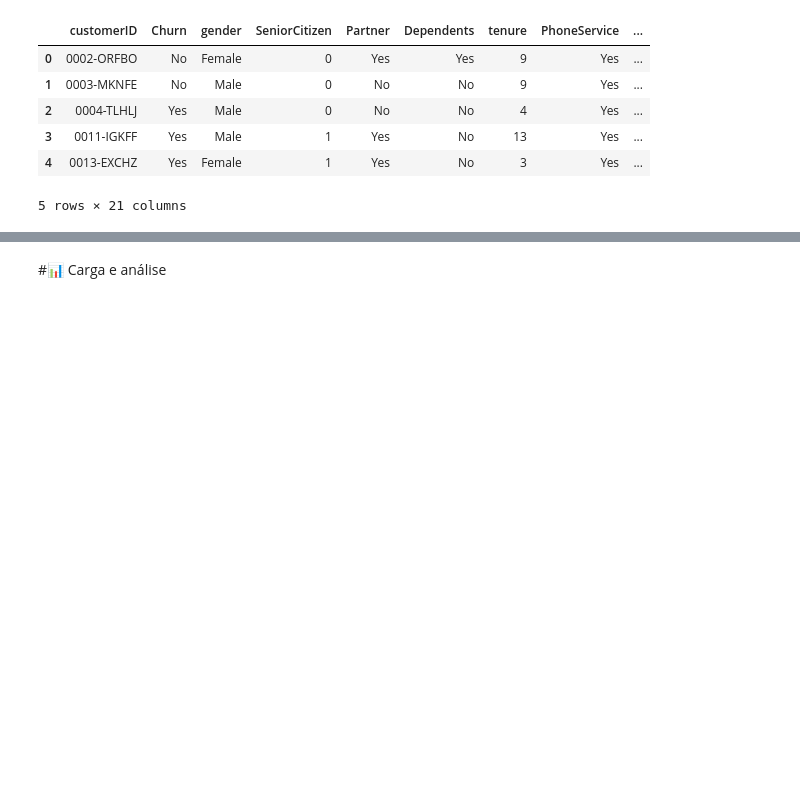
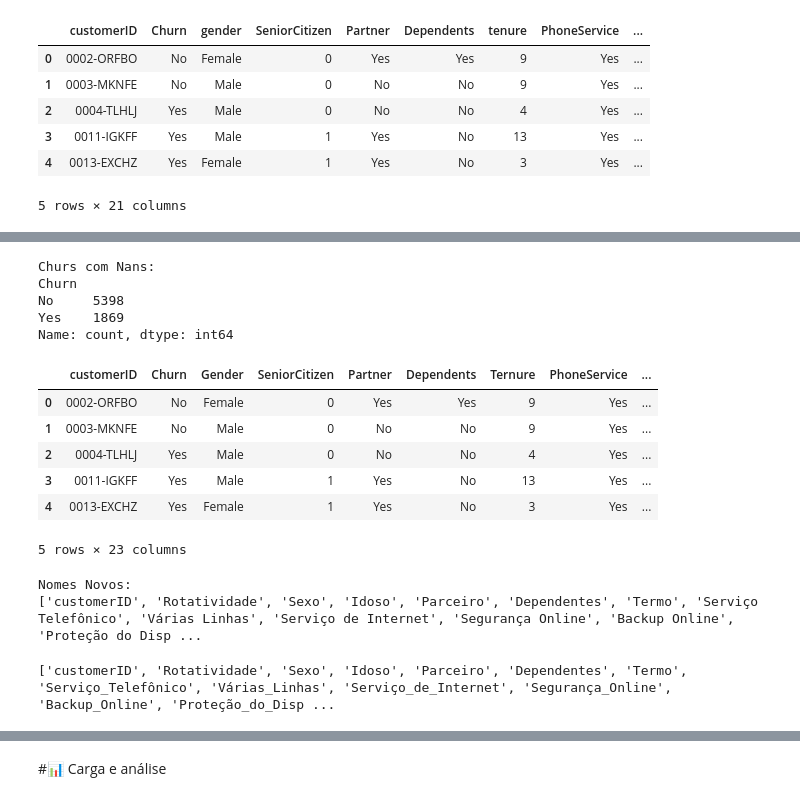
Before and after one commit to mbrandino/challenge2-data-science, a Jupyter notebook: TelecomX_BR.ipynb, the cells around one changed output, grey strips where cells are left out. Saved outputs shown, nothing was run; the diff lists cells and outputs as text; code cells hidden in the pictures; blank space fills up the shorter version.

```diff
--- a/TelecomX_BR.ipynb
+++ b/TelecomX_BR.ipynb
@@ -124,0 +109,19 @@ df_analise.head()
+# %%
+print("Dados ausentes:")
+print(df_analise.isnull().sum())
+
+print("\nDuplicatas:")
+print(df_analise.duplicated().sum())
+
+
+print("\nInconsistências Categoricas:")
+categorical_cols = df_analise.select_dtypes(include='category').columns
+for col in categorical_cols:
+    print(f"\nColuna: {col}")
+    print(df_analise[col].value_counts())
+
+object_cols = df_analise.select_dtypes(include='object').columns
+print("\nObjetos com Inconsitências :")
+for col in object_cols:
+    print(f"\nColuna: {col}")
+    print(df_analise[col].value_counts())
@@ -124,0 +146,4 @@ df_analise.head()
+# %%
+df_analise['ChargesTotal'] = df_analise['ChargesTotal'].replace(' ', np.nan)
+df_analise['ChargesTotal'] = pd.to_numeric(df_analise['ChargesTotal'])
+df_analise['ChargesTotal'] = df_analise['ChargesTotal'].fillna(0)
@@ -124,0 +153,10 @@ df_analise.head()
+# %%
+df_analise[col] = df_analise.apply(
+   lambda row: 'No' if row['InternetService'] == 'No' and row[col] == 'No internet service' else row[col],
+        axis=1
+    )
+
+df_analise[col] = df_analise.apply(
+    lambda row: 'No' if row['PhoneService'] == 'No' and row[col] == 'No phone service' else row[col],
+            axis=1
+        )
@@ -124,0 +187,20 @@ df_analise.head()
+# %%
+print("\nChurs com Nans:")
+print(df_analise['Churn'].value_counts())
+# %% [output]
+Churs com Nans:
+Churn
+No     5398
+Yes    1869
+Name: count, dtype: int64
+# %%
+df_analise['Diarias'] = df_analise['ChargesMonthly'] / 30
+display(df_analise.head())
+# %% [output]
+|  | customerID | Churn | Gender | SeniorCitizen | Partner | Dependents | Ternure | PhoneService | ... |
+| 0 | 0002-ORFBO | No | Female | 0 | Yes | Yes | 9 | Yes | ... |
+| 1 | 0003-MKNFE | No | Male | 0 | No | No | 9 | Yes | ... |
+| 2 | 0004-TLHLJ | Yes | Male | 0 | No | No | 4 | Yes | ... |
+| 3 | 0011-IGKFF | Yes | Male | 1 | Yes | No | 13 | Yes | ... |
+| 4 | 0013-EXCHZ | Yes | Female | 1 | Yes | No | 3 | Yes | ... |
+5 rows × 23 columns
@@ -124,0 +231,15 @@ df_analise.head()
+# %%
+dic_rename = dict(zip(coluna_nomes, nomes_novos))
+
+df_analise = df_analise.rename(columns=dic_rename)
+
+print("\nNomes Novos:")
+print(df_analise.columns.tolist())
+# %% [output]
+Nomes Novos:
+['customerID', 'Rotatividade', 'Sexo', 'Idoso', 'Parceiro', 'Dependentes', 'Termo', 'Serviço Telefônico', 'Várias Linhas', 'Serviço de Internet', 'Segurança Online', 'Backup Online', 'Proteção do Disp ...
+# %%
+df_analise.columns = df_analise.columns.str.replace(' ', '_')
+print(df_analise.columns.tolist())
+# %% [output]
+['customerID', 'Rotatividade', 'Sexo', 'Idoso', 'Parceiro', 'Dependentes', 'Termo', 'Serviço_Telefônico', 'Várias_Linhas', 'Serviço_de_Internet', 'Segurança_Online', 'Backup_Online', 'Proteção_do_Disp ...
```
Also changed, not shown: parts of 18 cells of this notebook.
